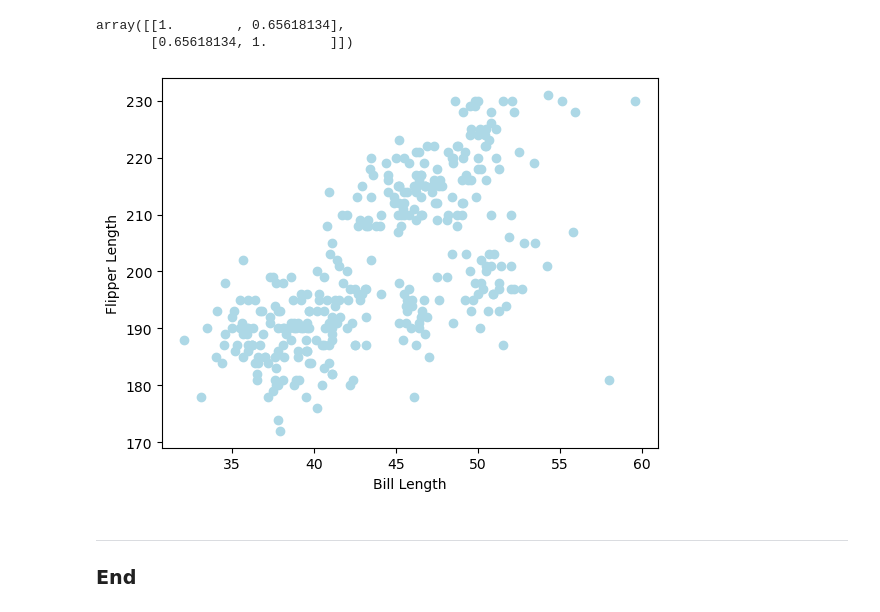
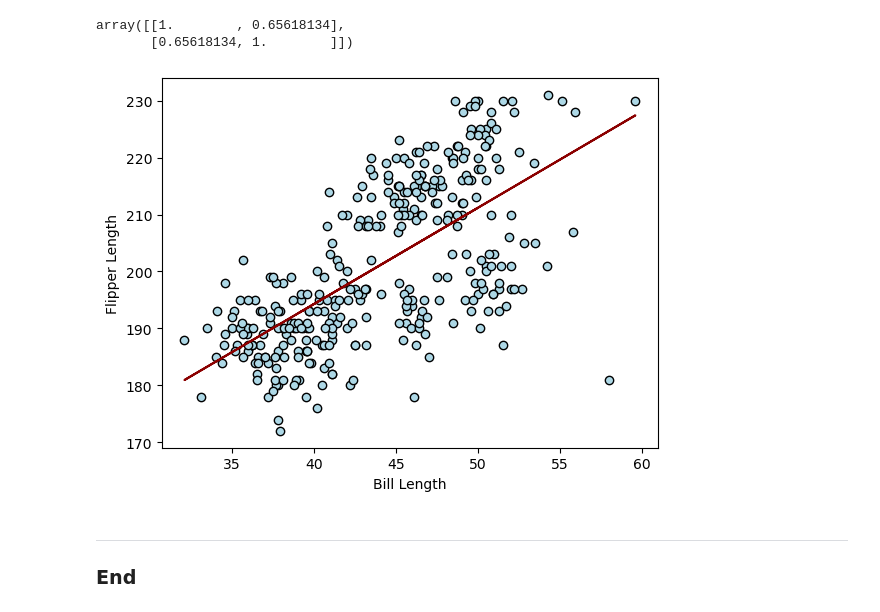
Before and after one commit to NiallRussell/analytics_project, a Jupyter notebook: penguins.ipynb, the cells around one changed output. Cells and saved outputs as stored; diff of their text form; code cells hidden in the pictures.

Commit message:
regression line

```diff
--- a/penguins.ipynb
+++ b/penguins.ipynb
@@ -118,13 +118,21 @@ r
 # %% [output]
 array([[1.        , 0.65618134],
        [0.65618134, 1.        ]])
-# %%
-plt.scatter(bill_length, flipper_length, c = "lightblue")
-plt.xlabel("Bill Length")
-plt.ylabel("Flipper Length")
-plt.show()
-# %% [output]
-[figure, removed]
+# %%
+#Scatter plot to visualise relationship between bill length and flipper length
+
+plt.scatter(bill_length, flipper_length, c = "lightblue", edgecolors = "black")
+plt.xlabel("Bill Length")
+plt.ylabel("Flipper Length")
+
+#Add regression line- https://www.statology.org/scatterplot-with-regression-line-python/
+#obtain m (slope) and b(intercept) of linear regression line
+
+m, b = np.polyfit(bill_length, flipper_length, 1)
+plt.plot(bill_length, m*bill_length+b, c = "darkred")
+plt.show()
+# %% [output]
+[figure, added]
 # %% [markdown]
 ***
 ### End
```
